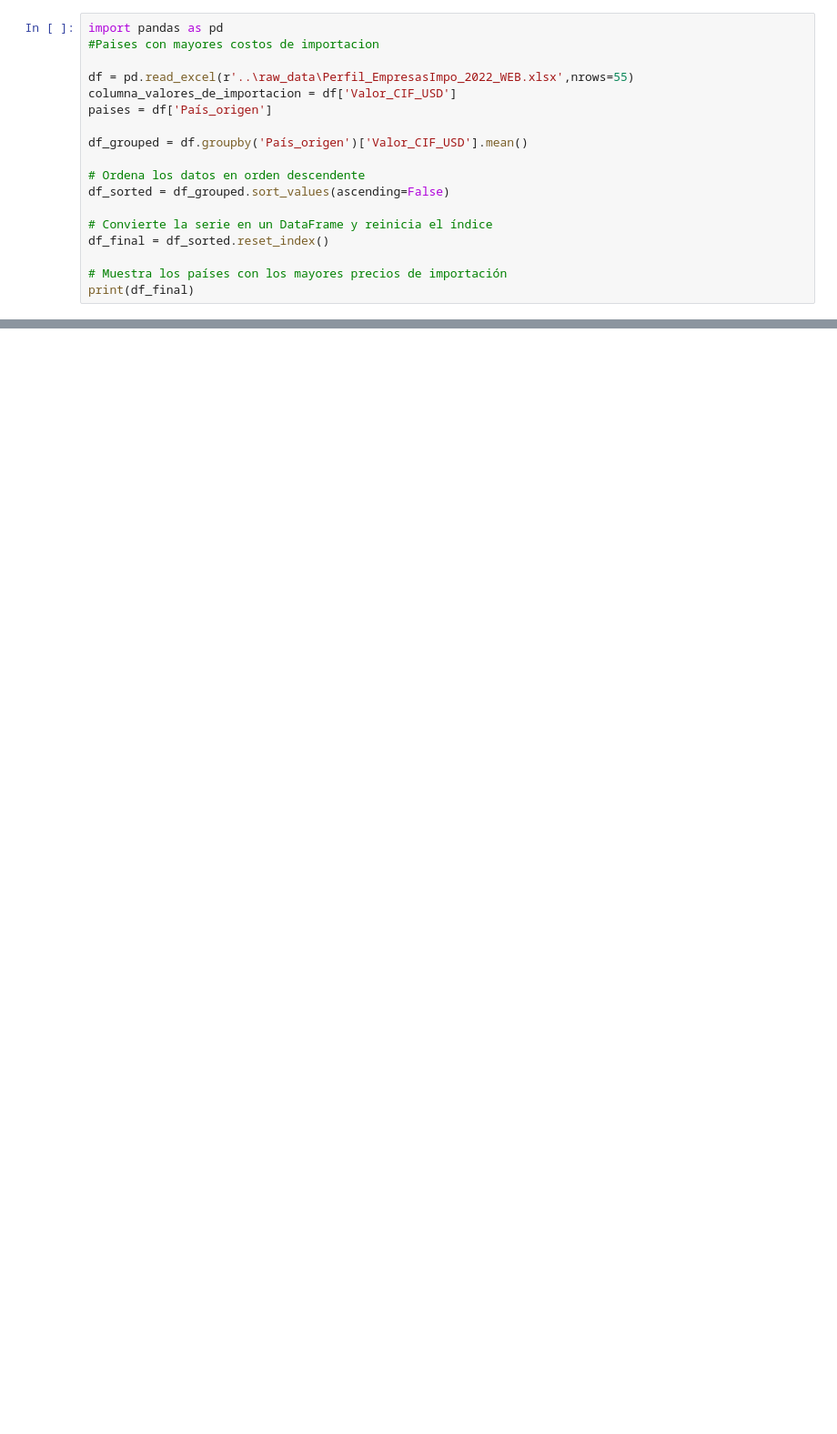
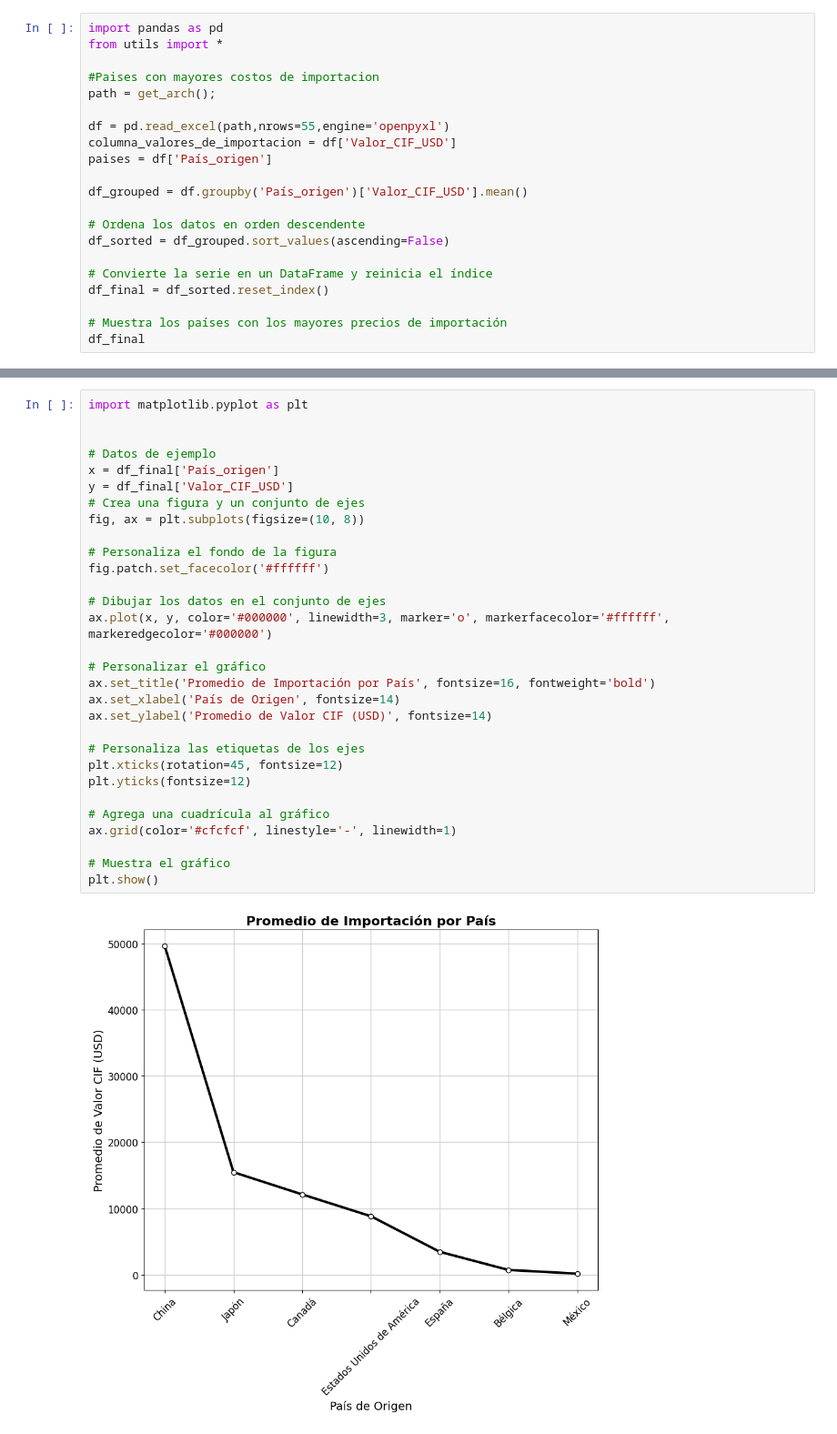
Before and after one commit to imbrahiam/Helix, a Jupyter notebook: src/isaac/promedio_paises.ipynb, the cells around one changed output, grey strips where cells are left out. Shown at 91% size. Drawn from its saved outputs; the diff is of its cells as text; blank space fills up the shorter version.

```diff
--- a/src/isaac/promedio_paises.ipynb
+++ b/src/isaac/promedio_paises.ipynb
@@ -1,8 +1,11 @@
 # %%
 import pandas as pd
+from utils import *
+
 #Paises con mayores costos de importacion
+path = get_arch();
 
-df = pd.read_excel(r'..\raw_data\Perfil_EmpresasImpo_2022_WEB.xlsx',nrows=55)
+df = pd.read_excel(path,nrows=55,engine='openpyxl')
 columna_valores_de_importacion = df['Valor_CIF_USD']
 paises = df['País_origen']
 
@@ -15,5 +18,5 @@ df_sorted = df_grouped.sort_values(ascending=False)
 df_final = df_sorted.reset_index()
 
 # Muestra los países con los mayores precios de importación
-print(df_final)
+df_final
 # %% [output]
@@ -28,3 +31,35 @@ print(df_final)
+# %%
+import matplotlib.pyplot as plt
+
+
+# Datos de ejemplo
+x = df_final['País_origen']
+y = df_final['Valor_CIF_USD']
+# Crea una figura y un conjunto de ejes
+fig, ax = plt.subplots(figsize=(10, 8))
+
+# Personaliza el fondo de la figura
+fig.patch.set_facecolor('#ffffff')
+
+# Dibujar los datos en el conjunto de ejes
+ax.plot(x, y, color='#000000', linewidth=3, marker='o', markerfacecolor='#ffffff', markeredgecolor='#000000')
+
+# Personalizar el gráfico
+ax.set_title('Promedio de Importación por País', fontsize=16, fontweight='bold')
+ax.set_xlabel('País de Origen', fontsize=14)
+ax.set_ylabel('Promedio de Valor CIF (USD)', fontsize=14)
+
+# Personaliza las etiquetas de los ejes
+plt.xticks(rotation=45, fontsize=12)
+plt.yticks(fontsize=12)
+
+# Agrega una cuadrícula al gráfico
+ax.grid(color='#cfcfcf', linestyle='-', linewidth=1)
+
+# Muestra el gráfico
+plt.show()
+# %% [output]
+[figure, added]
 # %%
 import matplotlib.pyplot as plt
 
```
Also changed, not shown: parts of 1 cell of this notebook, 2 other files.
